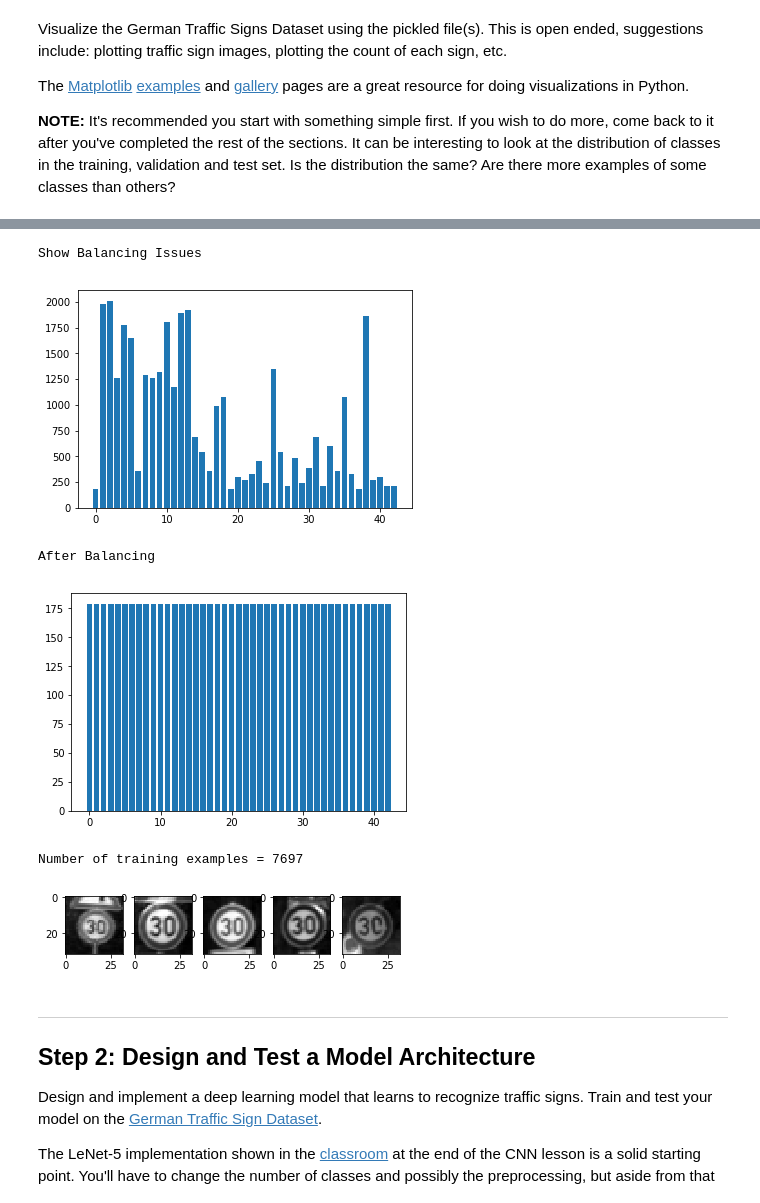
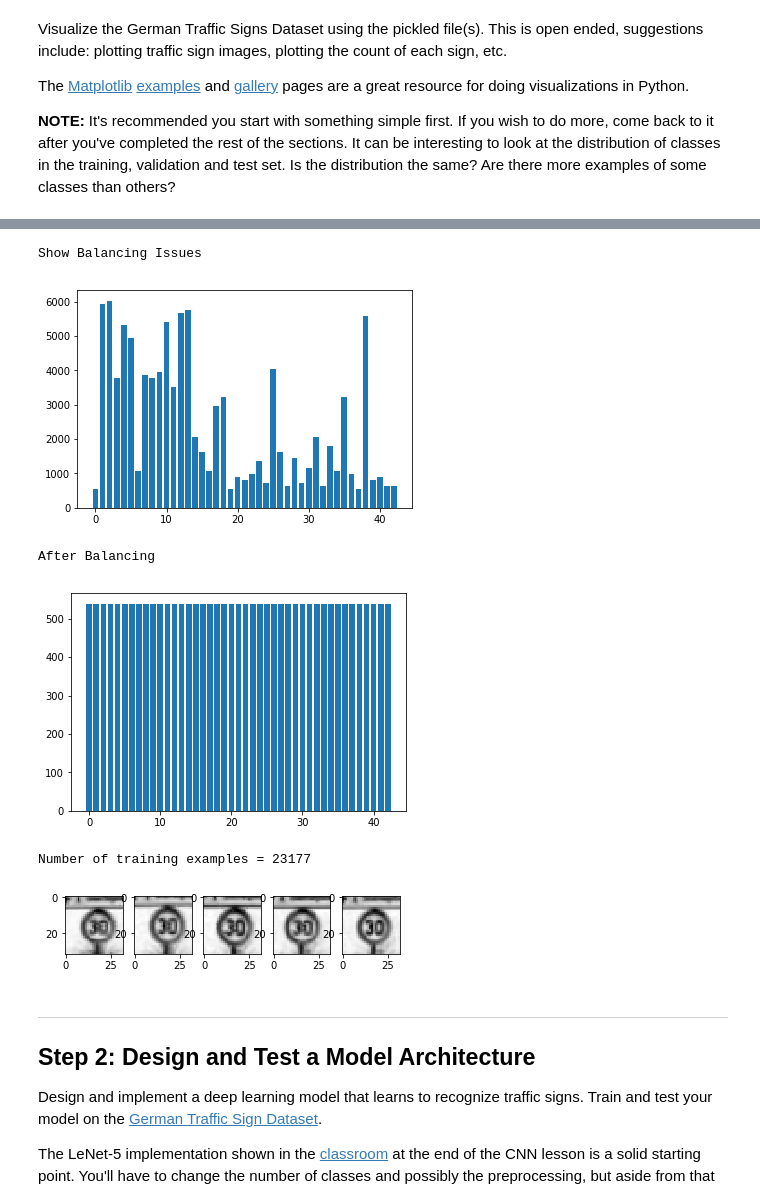
Before and after one commit to marcengeler/TrafficSigns_P2, a Jupyter notebook: Traffic_Sign_Classifier.ipynb, the cells around one changed output, grey strips where cells are left out. Cells and saved outputs as stored; diff of their text form; code cells hidden in the pictures.

```diff
--- a/Traffic_Sign_Classifier.ipynb
+++ b/Traffic_Sign_Classifier.ipynb
@@ -100,0 +130,19 @@ X_valid = np.sum(X_valid/3, axis=3, keepdims = True)
+# %%
+def scaling(img):
+    h,w,_ = img.shape
+
+    scale_max = 5
+    ds = np.random.randint(-scale_max, scale_max)
+    G = np.float32([[ds,ds],[h-ds,ds],[ds,w-ds],[h-ds,w-ds]])
+    G0 = np.float32([[0,0],[h,0],[0,w],[h,w]])
+    M = cv2.getPerspectiveTransform(G, G0)
+
+    warped = cv2.warpPerspective(img, M, (w,h), borderValue=128)
+    return warped[:,:,np.newaxis]
+
+test_img = X_train[20000]
+test_trans = scaling(test_img)
+plt.imshow(test_img.squeeze(), cmap='gray')
+plt.show()
+plt.imshow(test_trans.squeeze(), cmap='gray')
+plt.show()
@@ -101,53 +174,44 @@ X_valid = np.sum(X_valid/3, axis=3, keepdims = True)
 # %%
-### Data exploration visualization code goes here.
-### Feel free to use as many code cells as needed.
-import matplotlib.pyplot as plt
-# Visualizations will be shown in the notebook.
-%matplotlib inline
-count = np.bincount(y_train)
+count = np.bincount(y_train_new)
 fig, ax = plt.subplots()
 print('Show Balancing Issues')
-ax.bar(np.unique(y_train), count)
+ax.bar(np.unique(y_train_new), count)
 plt.show()
-
-from sklearn.utils import shuffle
-
-X_train, y_train = shuffle(X_train, y_train)
 
 balance_num = min(count)
 X_train_balanced = None
 y_train_balanced = None
-for label in np.unique(y_train):
-    indices = [i for (i,j) in enumerate(y_train) if j==label]
+for label in np.unique(y_train_new):
+    indices = [i for (i,j) in enumerate(y_train_new) if j==label]
     indices_short = indices[0:balance_num-1]
     if X_train_balanced is None:
-        X_train_balanced = X_train[indices_short, :, :, :]
+        X_train_balanced = X_train_new[indices_short, :, :, :]
         y_train_balanced = np.ones(indices_short.__len__()) * label
     else:
-        X_train_balanced = np.append(X_train_balanced,X_train[indices_short, :, :, :], axis=0)
-        y_train_balanced = np.append(y_train_balanced,np.ones(indices_short.__len__()) * label)
+        X_train_balanced = np.concatenate((X_train_balanced,X_train_new[indices_short, :, :, :]), axis=0)
+        y_train_balanced = np.concatenate((y_train_balanced,np.ones(indices_short.__len__()) * label))
 
-y_train_balanced = np.array(y_train_balanced, dtype=np.int32)
+y_train_balanced = np.asarray(y_train_balanced, dtype=np.int32)
 count = np.bincount(y_train_balanced)
 fig, ax = plt.subplots()
 print('After Balancing')
 ax.bar(np.unique(y_train_balanced), count)
 plt.show()
 
 fig, ax = plt.subplots(1,5)
-for i in range(180,185):
+for i in range(1000,1005):
     img = X_train_balanced[i]
-    ax[i-180].imshow(img.squeeze(), cmap='gray')
+    ax[i-1000].imshow(img.squeeze(), cmap='gray')
 
 X_train_balanced, y_train_balanced = shuffle(X_train_balanced, y_train_balanced)
 print("Number of training examples =",  X_train_balanced.shape[0])
 # %% [output]
 Show Balancing Issues
-[figure, old version]
+[figure, new version]
 After Balancing
-[figure, old version]
+[figure, new version]
-Number of training examples = 7697
+Number of training examples = 23177
-[figure, old version]
+[figure, new version]
 # %% [markdown]
 ----
 
```
Also changed, not shown: parts of 9 cells of this notebook, 1 other file.
